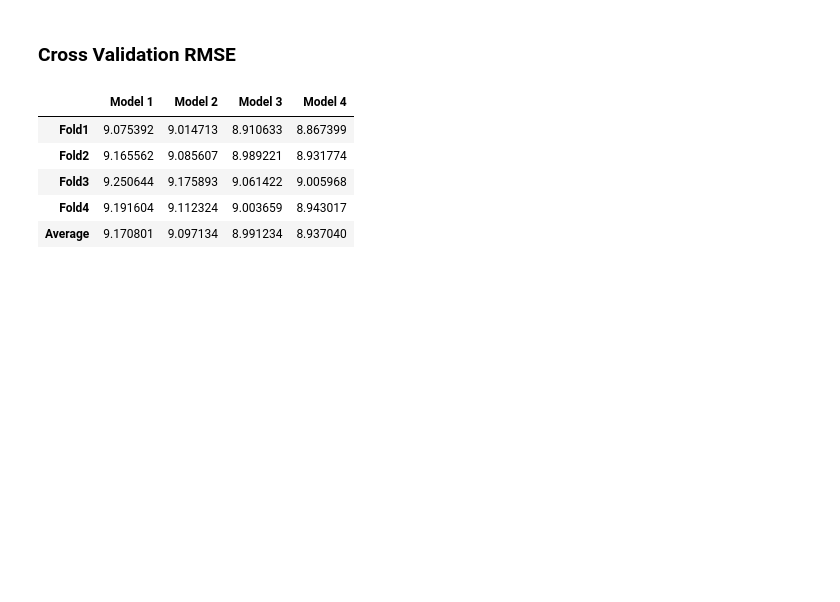
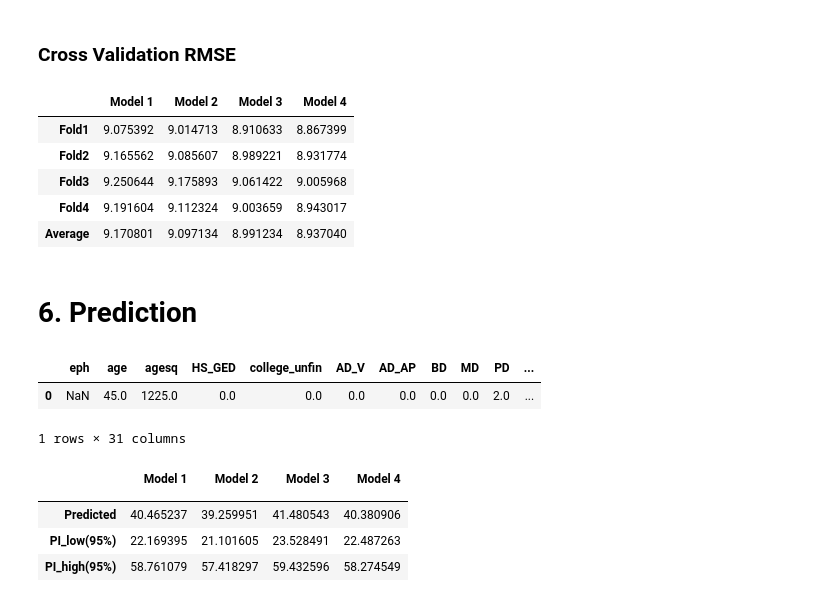
Before and after one commit to arbash-malik/DA3, a Jupyter notebook: Assignment Code.ipynb, the cells around one changed output. Drawn from its saved outputs; the diff is of its cells as text; code cells hidden in the pictures; blank space fills up the shorter version.

Commit message:
Added prediction for all models

```diff
--- a/Assignment Code.ipynb
+++ b/Assignment Code.ipynb
@@ -692,3 +692,66 @@ summarize_cv(cv_list)
 | Fold3 | 9.250644 | 9.175893 | 9.061422 | 9.005968 |
 | Fold4 | 9.191604 | 9.112324 | 9.003659 | 8.943017 |
 | Average | 9.170801 | 9.097134 | 8.991234 | 8.937040 |
+# %% [markdown]
+# 6. Prediction
+# %%
+new_observation = pd.DataFrame(pd.Series({
+    "eph":np.nan,
+    "age":45,
+    "agesq":35**2,
+    "HS_GED": 0,
+    "college_unfin":0,
+    "AD_V":0,
+    "AD_AP":0,
+    "BD":0,
+    "MD":0,
+    "PD":2,
+    "PhD":0,
+    "female":1,
+    "married":1,
+    "separated":0,
+    "never_married":1,
+    "ownchild":2,
+    "emp_work":1,
+    "emp_absent":0,
+    "is_union_member":1,
+    "gov_fed_empl":0,
+    "gov_local_empl":0,
+    "gov_state_empl":0,
+    "priv_prof_empl":1,
+    "priv_nonprof_empl":0,
+    "white_person":1,
+    "non_white_person":0,
+    "us_native":1,
+    "us_native_parents":0,
+    "us_native_terr":0,
+    "foreign_us":0,
+    "foreign_nonus":0
+})).T
+
+new_observation
+# %% [output]
+|  | eph | age | agesq | HS_GED | college_unfin | AD_V | AD_AP | BD | MD | PD | ... |
+| 0 | NaN | 45.0 | 1225.0 | 0.0 | 0.0 | 0.0 | 0.0 | 0.0 | 0.0 | 2.0 | ... |
+1 rows × 31 columns
+# %%
+p1=reg1.get_prediction(new_observation).summary_frame()
+p2=reg2.get_prediction(new_observation).summary_frame()
+p3=reg3.get_prediction(new_observation).summary_frame()
+p4=reg4.get_prediction(new_observation).summary_frame()
+
+pd.DataFrame(
+    {
+        " ": ["Predicted", "PI_low(95%)", "PI_high(95%)"],
+        "Model 1": p1[["mean", "obs_ci_lower", "obs_ci_upper"]].values.tolist()[0],
+        "Model 2": p2[["mean", "obs_ci_lower", "obs_ci_upper"]].values.tolist()[0],
+        "Model 3": p3[["mean", "obs_ci_lower", "obs_ci_upper"]].values.tolist()[0],
+        "Model 4": p4[["mean", "obs_ci_lower", "obs_ci_upper"]].values.tolist()[0],
+    }
+).set_index(" ")
+# %% [output]
+|  | Model 1 | Model 2 | Model 3 | Model 4 |
+|  |  |  |  |  |
+| Predicted | 40.465237 | 39.259951 | 41.480543 | 40.380906 |
+| PI_low(95%) | 22.169395 | 21.101605 | 23.528491 | 22.487263 |
+| PI_high(95%) | 58.761079 | 57.418297 | 59.432596 | 58.274549 |
```
Also changed, not shown: parts of 5 cells of this notebook.
